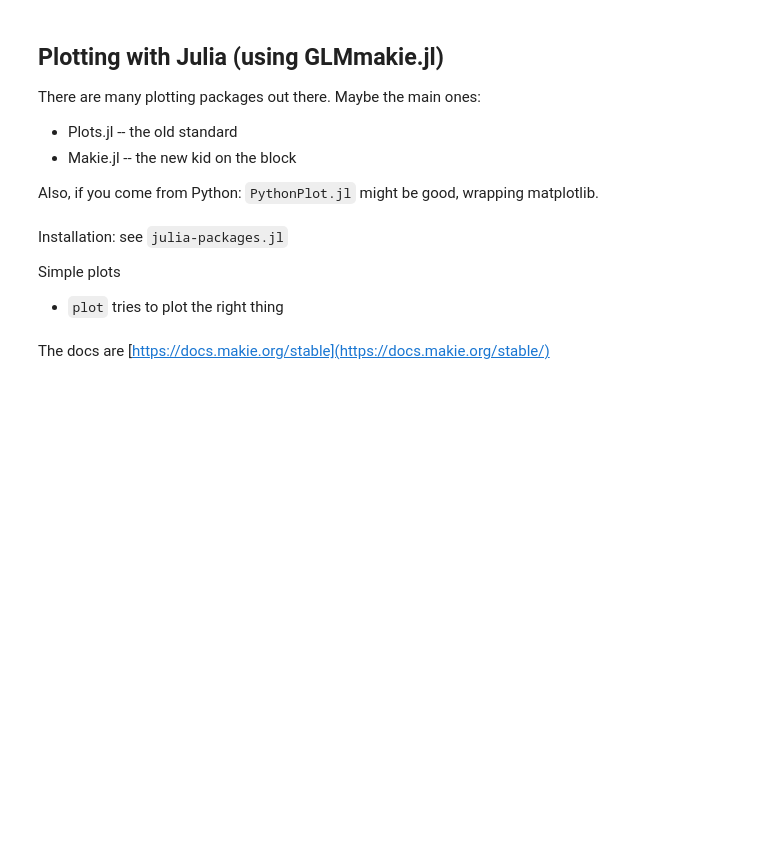
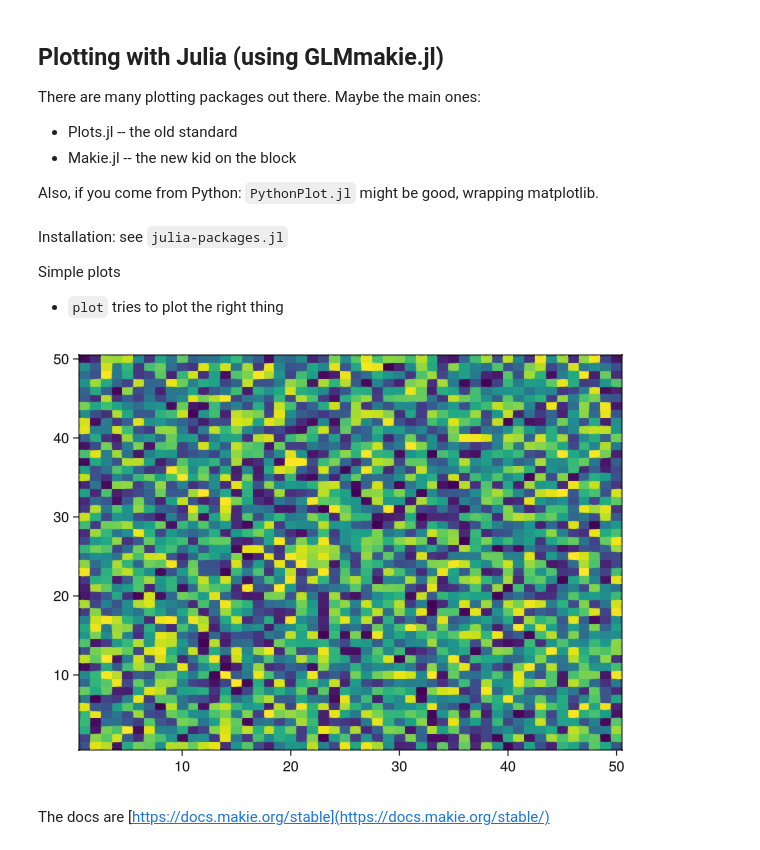
Before and after one commit to mauro3/Julia-intro-ETHZ-Compicampus, a Jupyter notebook: notebooks/plotting-with-makie.ipynb, the cells around one changed output. Drawn from its saved outputs; the diff is of its cells as text; code cells hidden in the pictures; blank space fills up the shorter version.

```diff
--- a/notebooks/plotting-with-makie.ipynb
+++ b/notebooks/plotting-with-makie.ipynb
@@ -14,9 +14,11 @@ Simple plots
 # %%
 using GLMakie
 
-plot(1:3)  # a scatter plot, for a line use `line`
+#scatterlines(1:10, rand(10))  # a scatter plot, for a line use `line`
 A = rand(50, 50);
-...  ## try heatmap
+heatmap(A)  ## try heatmap
+# %% [output]
+[figure, added]
 # %% [markdown]
 The docs are [https://docs.makie.org/stable](https://docs.makie.org/stable/)
 # %% [markdown]
```
Also changed, not shown: parts of 3 cells of this notebook, 4 other files.
